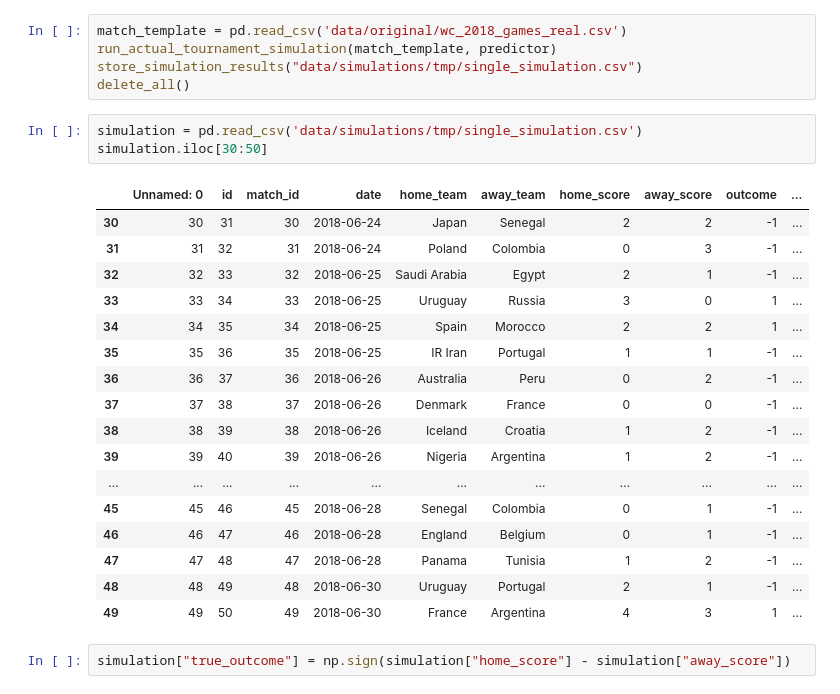
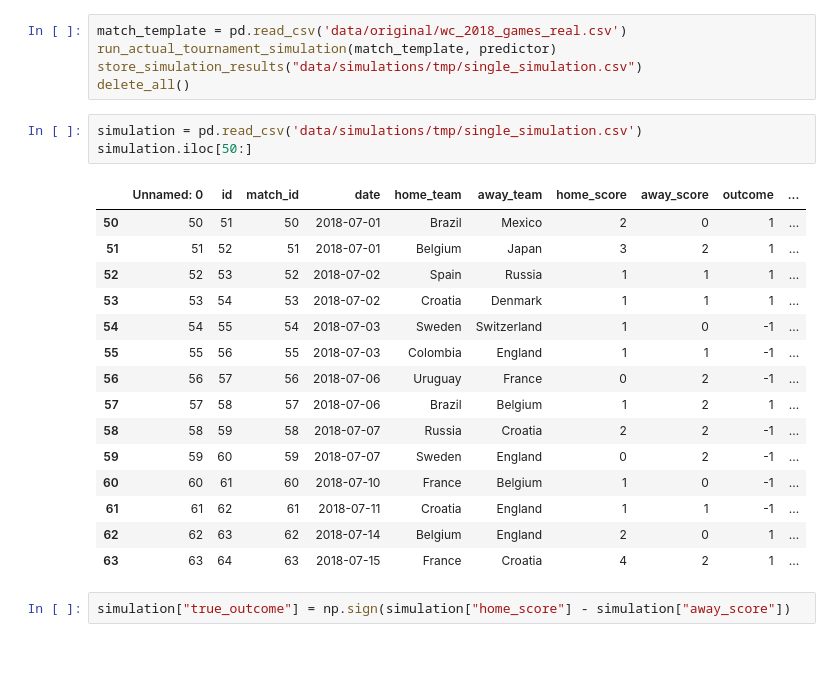
Before and after one commit to Villux/world_cup, a Jupyter notebook: outcome_simulation_results.ipynb, the cells around one changed output. Saved outputs shown, nothing was run; the diff lists cells and outputs as text; blank space fills up the shorter version.

```diff
--- a/outcome_simulation_results.ipynb
+++ b/outcome_simulation_results.ipynb
@@ -37,25 +44,23 @@ store_simulation_results("data/simulations/tmp/single_simulation.csv")
 delete_all()
 # %%
 simulation = pd.read_csv('data/simulations/tmp/single_simulation.csv')
-simulation.iloc[30:50]
+simulation.iloc[50:]
 # %% [output]
 |  | Unnamed: 0 | id | match_id | date | home_team | away_team | home_score | away_score | outcome | ... |
-| 30 | 30 | 31 | 30 | 2018-06-24 | Japan | Senegal | 2 | 2 | -1 | ... |
-| 31 | 31 | 32 | 31 | 2018-06-24 | Poland | Colombia | 0 | 3 | -1 | ... |
-| 32 | 32 | 33 | 32 | 2018-06-25 | Saudi Arabia | Egypt | 2 | 1 | -1 | ... |
-| 33 | 33 | 34 | 33 | 2018-06-25 | Uruguay | Russia | 3 | 0 | 1 | ... |
-| 34 | 34 | 35 | 34 | 2018-06-25 | Spain | Morocco | 2 | 2 | 1 | ... |
-| 35 | 35 | 36 | 35 | 2018-06-25 | IR Iran | Portugal | 1 | 1 | -1 | ... |
-| 36 | 36 | 37 | 36 | 2018-06-26 | Australia | Peru | 0 | 2 | -1 | ... |
-| 37 | 37 | 38 | 37 | 2018-06-26 | Denmark | France | 0 | 0 | -1 | ... |
-| 38 | 38 | 39 | 38 | 2018-06-26 | Iceland | Croatia | 1 | 2 | -1 | ... |
-| 39 | 39 | 40 | 39 | 2018-06-26 | Nigeria | Argentina | 1 | 2 | -1 | ... |
-| ... | ... | ... | ... | ... | ... | ... | ... | ... | ... | ... |
-| 45 | 45 | 46 | 45 | 2018-06-28 | Senegal | Colombia | 0 | 1 | -1 | ... |
-| 46 | 46 | 47 | 46 | 2018-06-28 | England | Belgium | 0 | 1 | -1 | ... |
-| 47 | 47 | 48 | 47 | 2018-06-28 | Panama | Tunisia | 1 | 2 | -1 | ... |
-| 48 | 48 | 49 | 48 | 2018-06-30 | Uruguay | Portugal | 2 | 1 | -1 | ... |
-| 49 | 49 | 50 | 49 | 2018-06-30 | France | Argentina | 4 | 3 | 1 | ... |
+| 50 | 50 | 51 | 50 | 2018-07-01 | Brazil | Mexico | 2 | 0 | 1 | ... |
+| 51 | 51 | 52 | 51 | 2018-07-01 | Belgium | Japan | 3 | 2 | 1 | ... |
+| 52 | 52 | 53 | 52 | 2018-07-02 | Spain | Russia | 1 | 1 | 1 | ... |
+| 53 | 53 | 54 | 53 | 2018-07-02 | Croatia | Denmark | 1 | 1 | 1 | ... |
+| 54 | 54 | 55 | 54 | 2018-07-03 | Sweden | Switzerland | 1 | 0 | -1 | ... |
+| 55 | 55 | 56 | 55 | 2018-07-03 | Colombia | England | 1 | 1 | -1 | ... |
+| 56 | 56 | 57 | 56 | 2018-07-06 | Uruguay | France | 0 | 2 | -1 | ... |
+| 57 | 57 | 58 | 57 | 2018-07-06 | Brazil | Belgium | 1 | 2 | 1 | ... |
+| 58 | 58 | 59 | 58 | 2018-07-07 | Russia | Croatia | 2 | 2 | -1 | ... |
+| 59 | 59 | 60 | 59 | 2018-07-07 | Sweden | England | 0 | 2 | -1 | ... |
+| 60 | 60 | 61 | 60 | 2018-07-10 | France | Belgium | 1 | 0 | -1 | ... |
+| 61 | 61 | 62 | 61 | 2018-07-11 | Croatia | England | 1 | 1 | -1 | ... |
+| 62 | 62 | 63 | 62 | 2018-07-14 | Belgium | England | 2 | 0 | 1 | ... |
+| 63 | 63 | 64 | 63 | 2018-07-15 | France | Croatia | 4 | 2 | 1 | ... |
 # %%
 simulation["true_outcome"] = np.sign(simulation["home_score"] - simulation["away_score"])
 # %%
```
Also changed, not shown: parts of 7 cells of this notebook.
